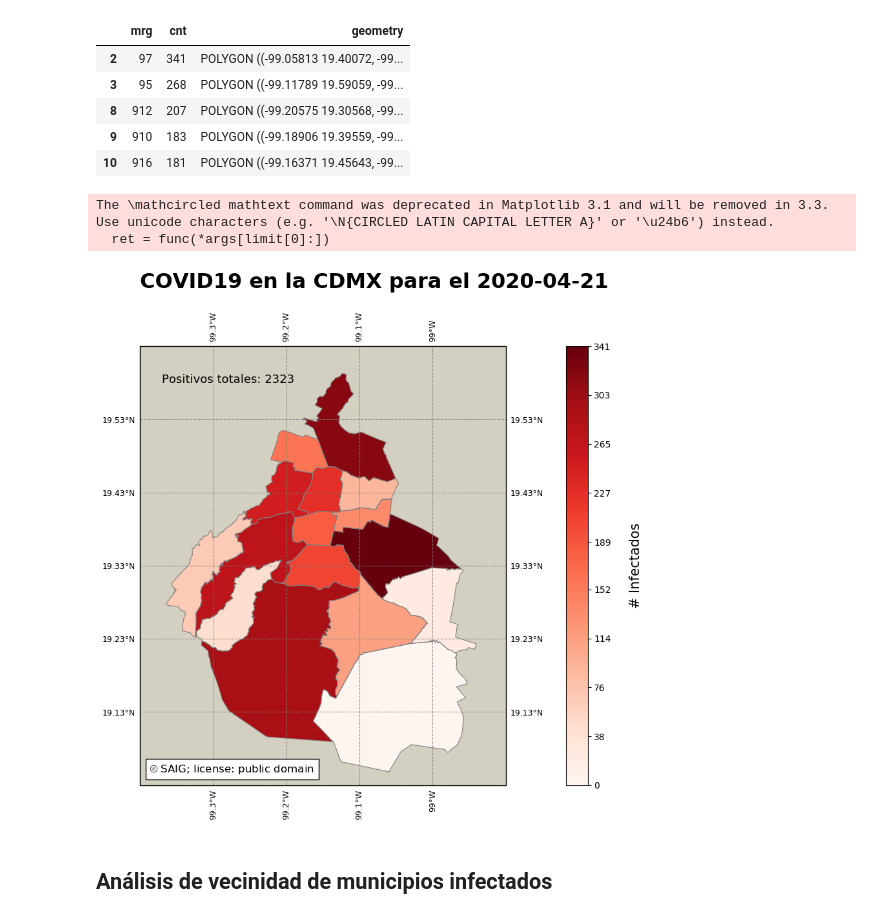
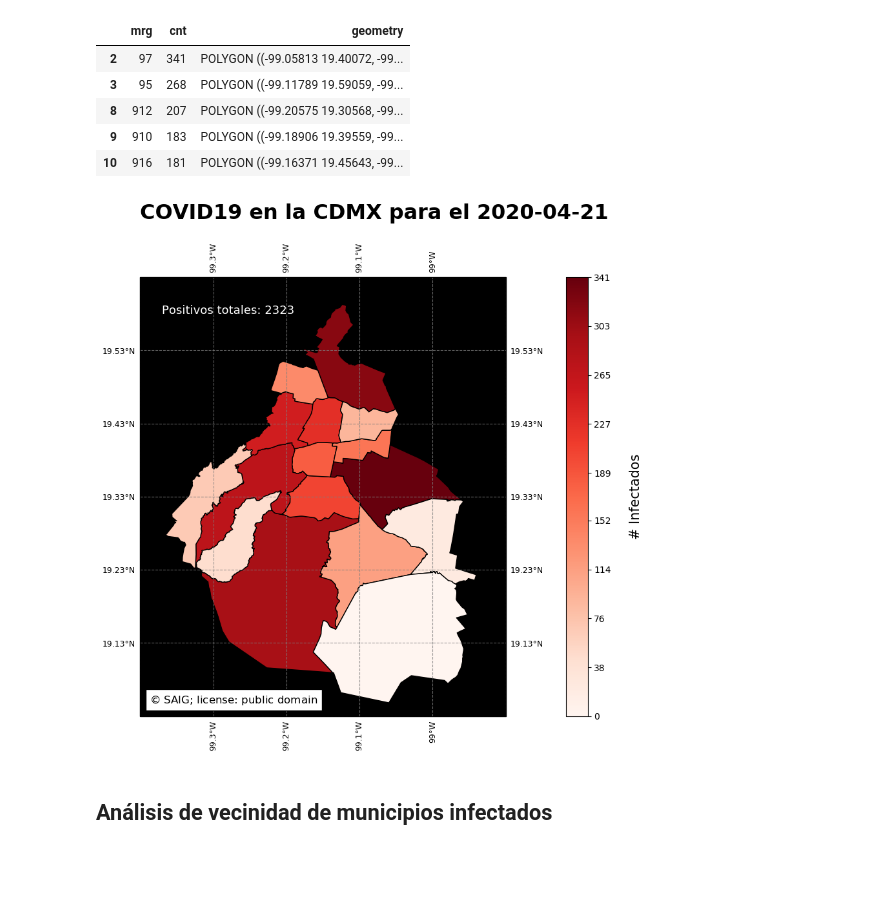
Before and after one commit to rulas99/MEXICO_COVID19, a Jupyter notebook: cvd19.ipynb, the cells around one changed output. Drawn from its saved outputs; the diff is of its cells as text; code cells hidden in the pictures; blank space fills up the shorter version.

```diff
--- a/cvd19.ipynb
+++ b/cvd19.ipynb
@@ -178,42 +178,38 @@ cdmx.head()
 # %%
 plt.figure(figsize=(12,9),dpi=100)
 ax = plt.axes(projection=ccrs.PlateCarree())
-ax.coastlines(resolution='50m')
 xex=[-99.4,-98.9, 19.03, 19.63]
 ax.set_extent(xex, crs=ccrs.PlateCarree())
-ax.add_feature(cfeature.LAND,facecolor='#D3D0C1')
+ax.add_feature(cfeature.LAND,facecolor='black')
 norm = cm.colors.Normalize(vmax=cdmx.cnt.max(), vmin=0)
 cmap = cm.Reds
-cdmx.plot(ax=ax,cmap=cm.get_cmap(cmap.reversed()))
-mu[mu.mrg.str[0]=='9'].boundary.plot(ax=ax,color='gray',linewidth=.8,alpha=1)
+cdmx.plot(ax=ax,cmap=cm.get_cmap(cmap.reversed()),ec='k')
 ticks=np.round(np.linspace(0,int(cdmx.cnt.max()),10))
 cbar=plt.colorbar(cm.ScalarMappable(norm=norm, cmap=cmap), ax=ax,shrink=1,ticks=ticks,orientation='vertical',pad=.1)
 cbar.set_label('# Infectados',fontsize=15,labelpad=20)
 
 gl = ax.gridlines(crs=ccrs.PlateCarree(), draw_labels=True,
                   linewidth=.8, color='gray', alpha=0.8, linestyle='--')
 gl.xlabels_top = True
 gl.ylabels_left = True
 gl.xlines = True
 gl.xformatter = LONGITUDE_FORMATTER
 gl.yformatter = LATITUDE_FORMATTER
 gl.xlocator = mticker.FixedLocator(np.arange(xex[0], xex[1]+.1,.1))
 gl.ylocator = mticker.FixedLocator(np.arange(xex[2],xex[3]+.1,.1))
 gl.xlabel_style = {'size': 9,'rotation':90}
 gl.ylabel_style = {'size': 9}
 plt.title("COVID19 en la CDMX para el "+date.today().isoformat(),pad=65,fontsize=23,fontweight="bold",loc='left')
-plt.text(-99.37,19.58,"Positivos totales: "+str(np.sum(cdmx.cnt)),fontsize=13)
+plt.text(-99.37,19.58,"Positivos totales: "+str(np.sum(cdmx.cnt)),fontsize=13,color='white')
 SOURCE = 'SAIG'
 LICENSE = 'public domain'
-text = AnchoredText(r'$\mathcircled{{c}}$ {}; license: {}'
+text = AnchoredText(r'$\copyright$ {}; license: {}'
                         ''.format(SOURCE, LICENSE),
                         loc=3, prop={'size': 12}, frameon=True)
 ax.add_artist(text)
 plt.savefig('cdmx'+date.today().isoformat()+'.png',dpi=800,bbox_inches='tight');
 # %% [output]
-The \mathcircled mathtext command was deprecated in Matplotlib 3.1 and will be removed in 3.3. Use unicode characters (e.g. '\N{CIRCLED LATIN CAPITAL LETTER A}' or '\u24b6') instead.
-  ret = func(*args[limit[0]:])
-[figure, old version]
+[figure, new version]
 # %% [markdown]
 ## Análisis de vecinidad de municipios infectados
 # %%
```
Also changed, not shown: parts of 9 cells of this notebook.
